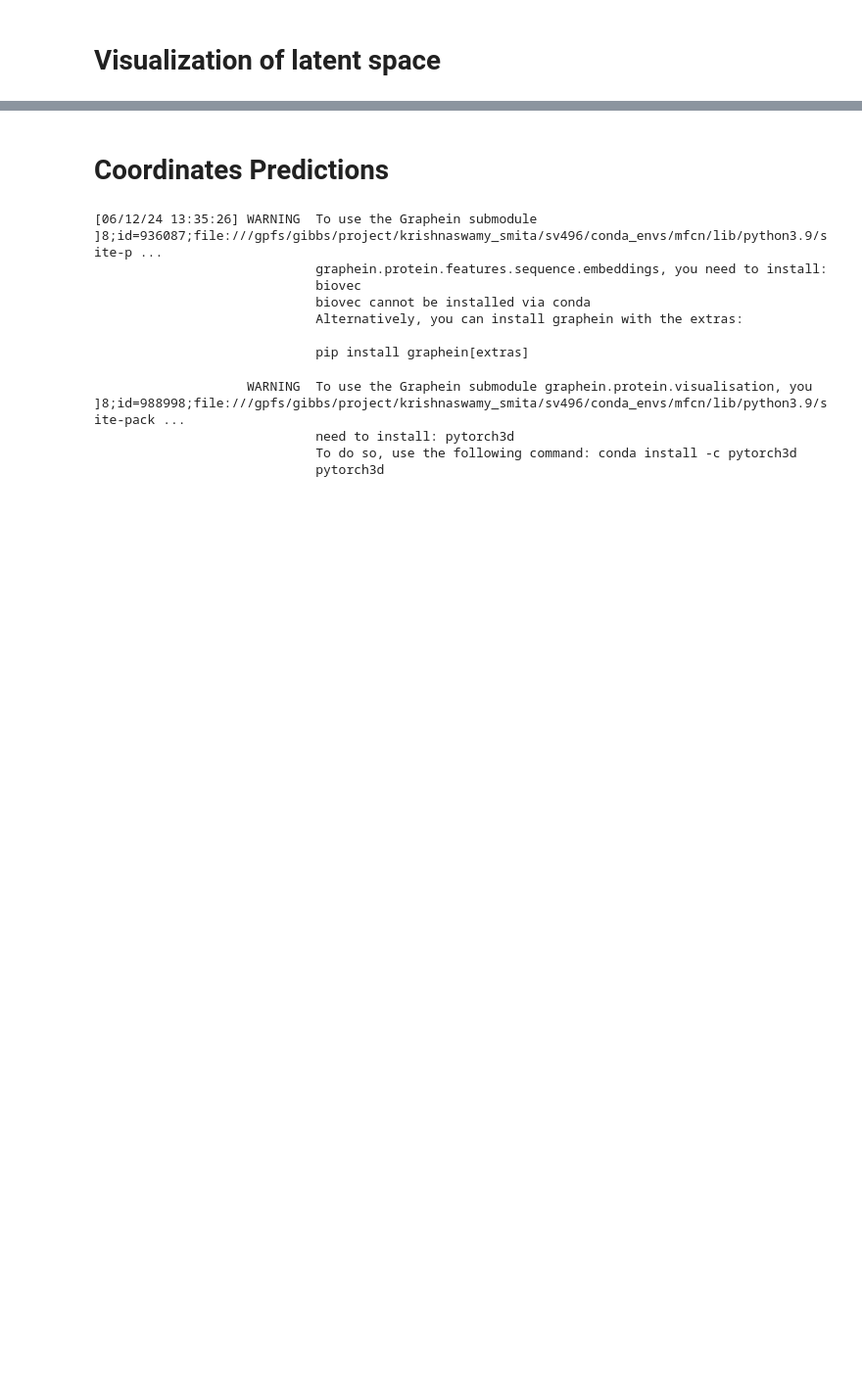
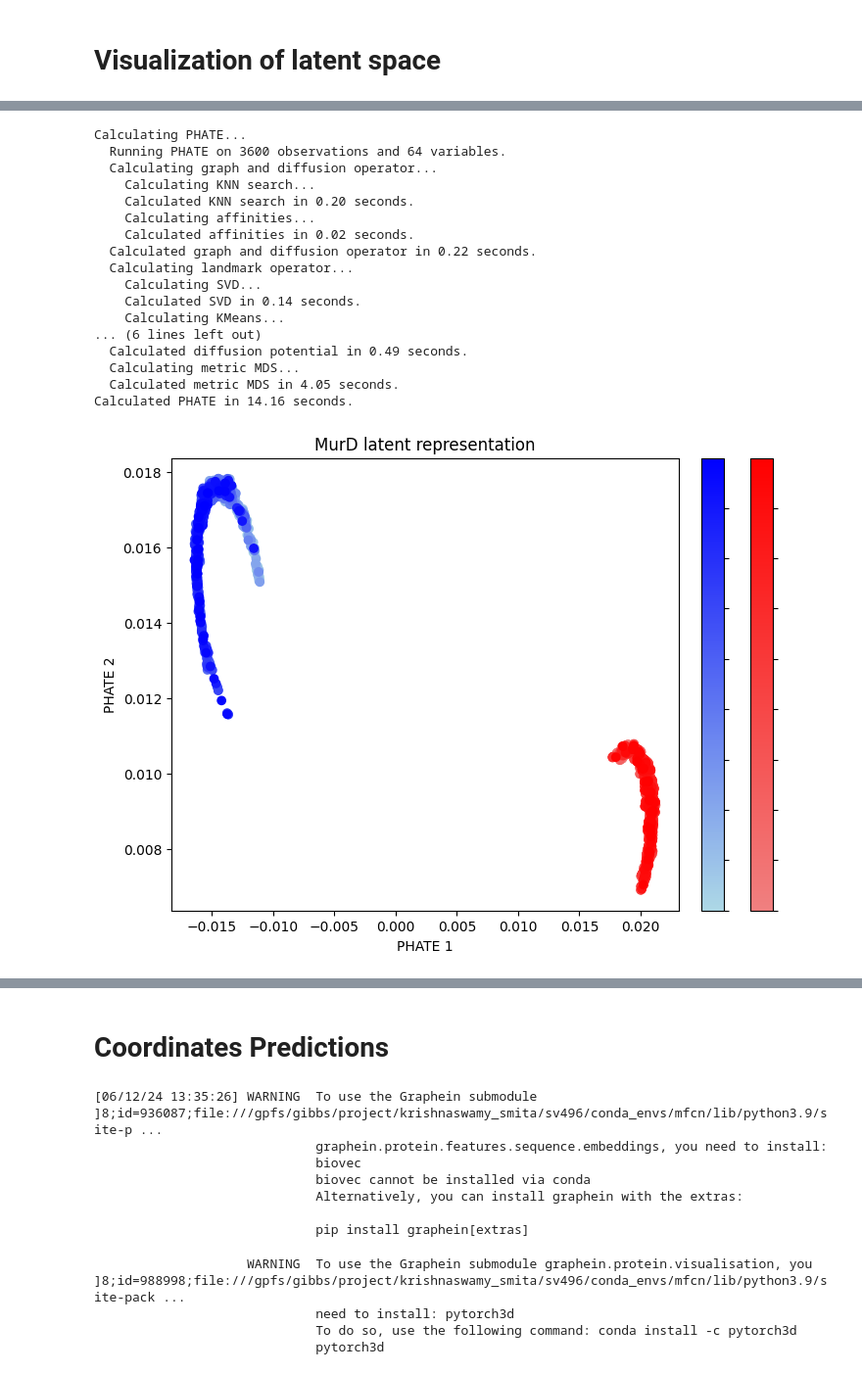
Before and after one commit to KrishnaswamyLab/ProtSCAPE, a Jupyter notebook: atlas_results.ipynb, the cells around one changed output, grey strips where cells are left out. Shown at 98% size. Drawn from its saved outputs; the diff is of its cells as text; code cells hidden in the pictures; blank space fills up the shorter version.

```diff
--- a/atlas_results.ipynb
+++ b/atlas_results.ipynb
@@ -23,3 +101,71 @@ torch.Size([9985, 64])
+# %%
+import matplotlib.pyplot as plt
+from matplotlib.colors import LinearSegmentedColormap
+import phate
+
+# Create PHATE object
+phate_operator = phate.PHATE()
+
+# Fit and transform the latent representation
+z_phate = phate_operator.fit_transform(z_stacked)
+red_cmap = LinearSegmentedColormap.from_list('red_cmap', ['lightcoral', 'red'])
+blue_cmap = LinearSegmentedColormap.from_list('blue_cmap', ['lightblue', 'blue'])
+
+# Visualize the latent representation
+plt.figure(figsize=(8, 6))
+
+# Plot for z_open with red colormap
+scatter1 = plt.scatter(z_phate[:900, 0], z_phate[:900, 1], c=times[:900], cmap=red_cmap)
+plt.xlabel('PHATE 1')
+plt.ylabel('PHATE 2')
+plt.title('MurD latent representation')
+# Plot for z_open with red colormap
+scatter1 = plt.scatter(z_phate[:900, 0], z_phate[:900, 1], c=times[:900], cmap=red_cmap)
+plt.xlabel('PHATE 1')
+plt.ylabel('PHATE 2')
+plt.title('MurD latent representation')
+# Remove ticks from the colorbar
+cbar1 = plt.colorbar(scatter1, ax=plt.gca(), fraction=0.046, pad=0.04)
+cbar1.set_label('')
+cbar1.ax.set_yticklabels([])
+# Plot for z_closed with blue colormap
+scatter2 = plt.scatter(z_phate[900:1800, 0], z_phate[900:1800, 1], c=times[900:1800], cmap=blue_cmap)
+# Remove ticks from the colorbar
+cbar2 = plt.colorbar(scatter2, ax=plt.gca(), fraction=0.046, pad=0.04)
+cbar2.set_label('')
+cbar2.ax.set_yticklabels([])
+plt.show()
+# # Create the first colorbar for z_open
+# cbar1 = plt.colorbar(scatter1, ax=plt.gca(), fraction=0.046, pad=0.04)
+# cbar1.set_label('z_open')
+
+# # Plot for z_closed with blue colormap
+# scatter2 = plt.scatter(z_phate[900:1800, 0], z_phate[900:1800, 1], c=times[900:1800], cmap=blue_cmap)
+
+# # Create the second colorbar for z_closed
+# cbar2 = plt.colorbar(scatter2, ax=plt.gca(), fraction=0.046, pad=0.04)
+# cbar2.set_label('z_closed')
+
+# plt.show()
+# %% [output]
+Calculating PHATE...
+  Running PHATE on 3600 observations and 64 variables.
+  Calculating graph and diffusion operator...
+    Calculating KNN search...
+    Calculated KNN search in 0.20 seconds.
+    Calculating affinities...
+    Calculated affinities in 0.02 seconds.
+  Calculated graph and diffusion operator in 0.22 seconds.
+  Calculating landmark operator...
+    Calculating SVD...
+    Calculated SVD in 0.14 seconds.
+    Calculating KMeans...
+... (6 lines left out)
+  Calculated diffusion potential in 0.49 seconds.
+  Calculating metric MDS...
+  Calculated metric MDS in 4.05 seconds.
+Calculated PHATE in 14.16 seconds.
+[figure, added]
 # %%
 # Create PHATE object
 phate_operator = phate.PHATE()
```
Also changed, not shown: parts of 22 cells of this notebook, 6 other files.
